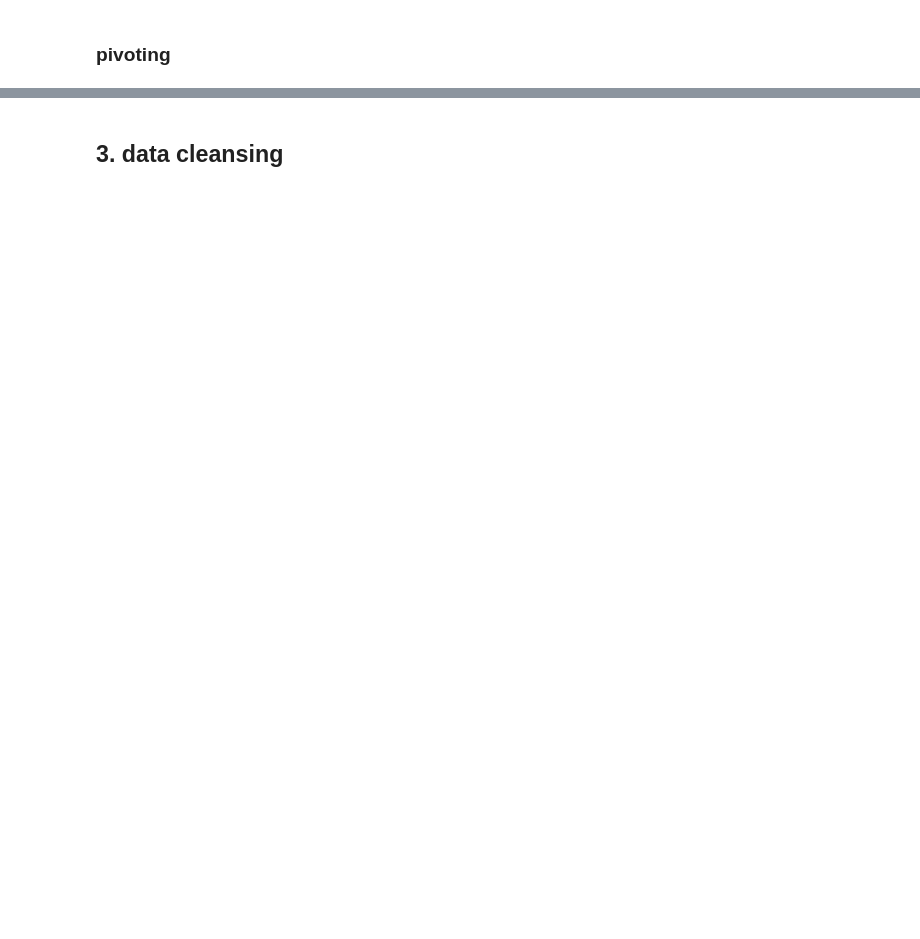
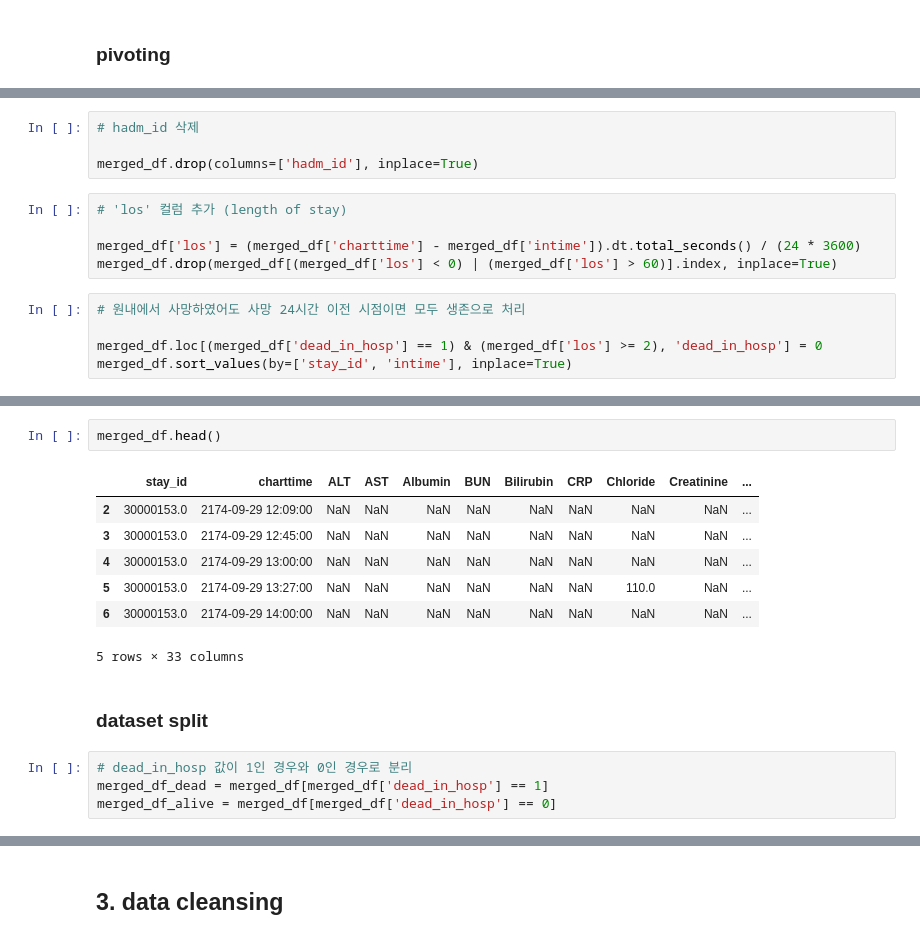
Before and after one commit to yk-Jeong/iMORS, a Jupyter notebook: code.ipynb, the cells around one changed output, grey strips where cells are left out. Drawn from its saved outputs; the diff is of its cells as text; blank space fills up the shorter version.

Commit message:
modified dataset

```diff
--- a/code.ipynb
+++ b/code.ipynb
@@ -443,0 +370,14 @@ merged_df = merged_df.sort_values(by=['hadm_id', 'storetime'])
+# %%
+# hadm_id 삭제
+
+merged_df.drop(columns=['hadm_id'], inplace=True)
+# %%
+# 'los' 컬럼 추가 (length of stay)
+
+merged_df['los'] = (merged_df['charttime'] - merged_df['intime']).dt.total_seconds() / (24 * 3600)
+merged_df.drop(merged_df[(merged_df['los'] < 0) | (merged_df['los'] > 60)].index, inplace=True)
+# %%
+# 원내에서 사망하였어도 사망 24시간 이전 시점이면 모두 생존으로 처리
+
+merged_df.loc[(merged_df['dead_in_hosp'] == 1) & (merged_df['los'] >= 2), 'dead_in_hosp'] = 0
+merged_df.sort_values(by=['stay_id', 'intime'], inplace=True)
@@ -443,0 +393,16 @@ merged_df = merged_df.sort_values(by=['hadm_id', 'storetime'])
+# %%
+merged_df.head()
+# %% [output]
+|  | stay_id | charttime | ALT | AST | Albumin | BUN | Bilirubin | CRP | Chloride | Creatinine | ... |
+| 2 | 30000153.0 | 2174-09-29 12:09:00 | NaN | NaN | NaN | NaN | NaN | NaN | NaN | NaN | ... |
+| 3 | 30000153.0 | 2174-09-29 12:45:00 | NaN | NaN | NaN | NaN | NaN | NaN | NaN | NaN | ... |
+| 4 | 30000153.0 | 2174-09-29 13:00:00 | NaN | NaN | NaN | NaN | NaN | NaN | NaN | NaN | ... |
+| 5 | 30000153.0 | 2174-09-29 13:27:00 | NaN | NaN | NaN | NaN | NaN | NaN | 110.0 | NaN | ... |
+| 6 | 30000153.0 | 2174-09-29 14:00:00 | NaN | NaN | NaN | NaN | NaN | NaN | NaN | NaN | ... |
+5 rows × 33 columns
+# %% [markdown]
+### dataset split
+# %%
+# dead_in_hosp 값이 1인 경우와 0인 경우로 분리
+merged_df_dead = merged_df[merged_df['dead_in_hosp'] == 1]
+merged_df_alive = merged_df[merged_df['dead_in_hosp'] == 0]
```
Also changed, not shown: parts of 53 cells of this notebook, 1 other file.
